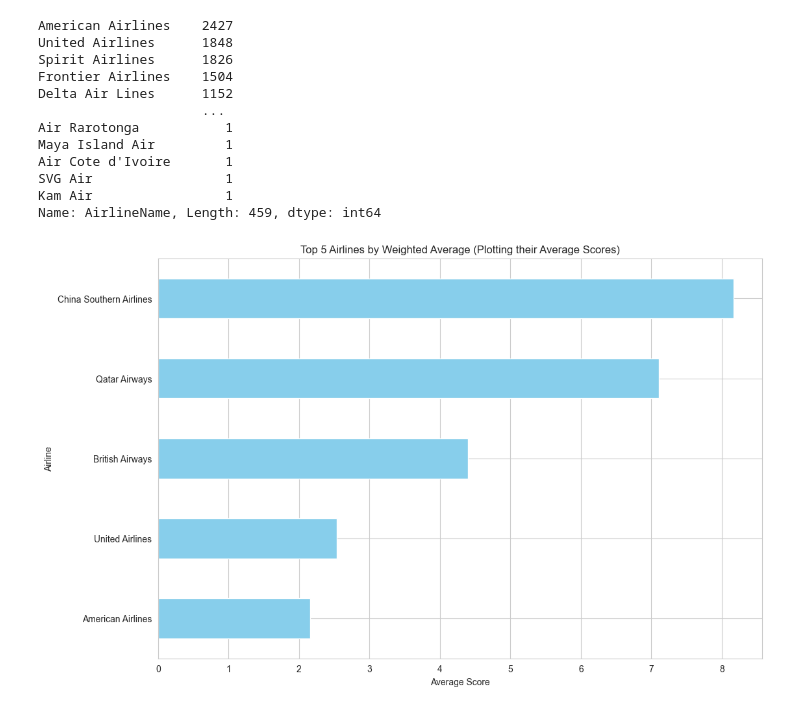
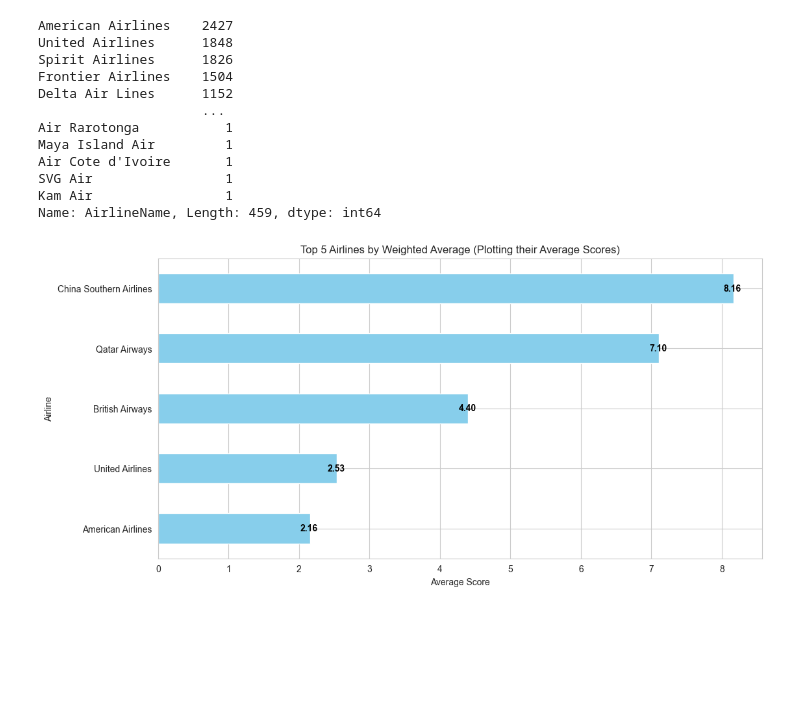
Before and after one commit to andeepl7/AppliedML, a Jupyter notebook: EDA- Airlines.ipynb, the cells around one changed output. Cells and saved outputs as stored; diff of their text form; code cells hidden in the pictures; blank space fills up the shorter version.

```diff
--- a/EDA- Airlines.ipynb
+++ b/EDA- Airlines.ipynb
@@ -256,11 +256,21 @@ top_5_airlines_indices = weighted_averages.sort_values(ascending=False).head(5).
 # Extract their average scores
 top_5_average_scores = airline_scores.loc[top_5_airlines_indices]
 # %%
-plt.figure(figsize=(12, 8))
-top_5_average_scores.sort_values(ascending=True).plot(kind='barh', color='skyblue')
+plt.figure(figsize=(12, 6))
+bars = top_5_average_scores.sort_values(ascending=True).plot(kind='barh', color='skyblue')
+
+# Annotate each bar with its value
+for bar in bars.patches:
+    width = bar.get_width()
+    plt.text(width - 0.01,  # set the text at 0.01 left of the bar
+             bar.get_y() + bar.get_height() / 2,  # get Y coordinate + X coordinate / 2
+             '{:.2f}'.format(width),  # format the value
+             ha='center', va='center',
+             color='black', weight='bold')
+
 plt.title('Top 5 Airlines by Weighted Average (Plotting their Average Scores)')
 plt.xlabel('Average Score')
 plt.ylabel('Airline')
 plt.show()
 # %% [output]
-[figure, old version]
+[figure, new version]
```
Also changed, not shown: parts of 19 cells of this notebook.
